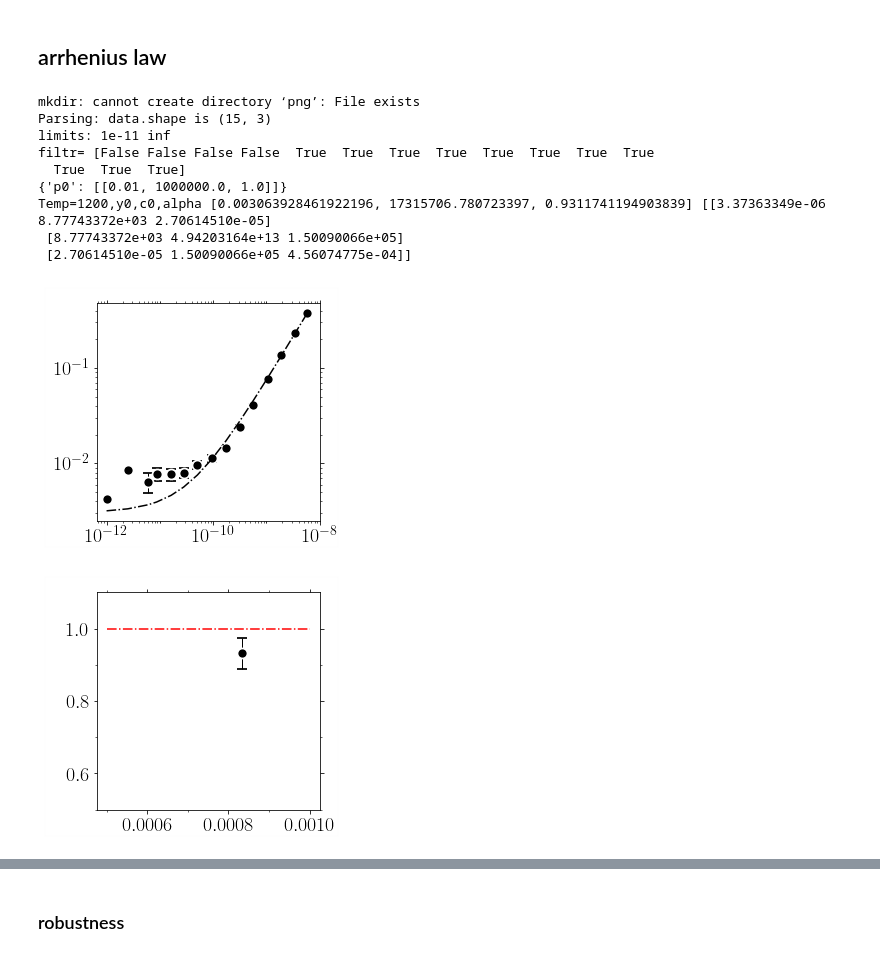
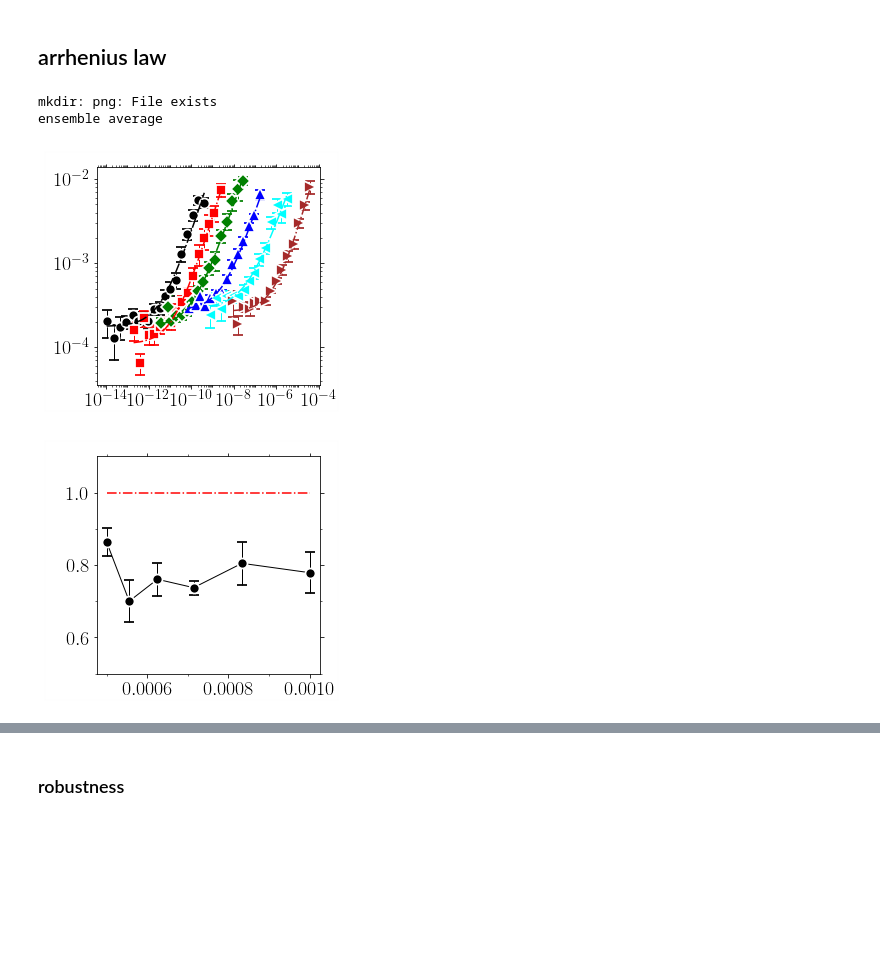
Before and after one commit to kkarimi62/vacancyDiffusion, a Jupyter notebook: postproc/postproc.ipynb, the cells around one changed output, grey strips where cells are left out. Cells and saved outputs as stored; diff of their text form; code cells hidden in the pictures; blank space fills up the shorter version.

```diff
--- a/postproc/postproc.ipynb
+++ b/postproc/postproc.ipynb
@@ -1089,7 +1089,7 @@ class Temperature:
                 kwargs['sigma'] = yerr[filtr]
 
             #--- fit
-            print(kwargs)
+#             print(kwargs)
             popt, pcov = curve_fit(self.func2nd, xdata[filtr], ydata[filtr],
 #                                   bounds=(0, [1e-2, 1e7,2.0]), #[(4e-3, 1e5,0.5), (1e-2, 1e7,2.0)],#bounds,
                                     **kwargs
@@ -1152,7 +1152,7 @@ class Temperature:
         ax=utl.PltErr([0.5e-3,1e-3],[1,1],attrs={'fmt':'-.r'},Plot=False)
         utl.PltErr(1.0/np.array(self.temps),
                    list(map(lambda x:self.exponent[x][0],self.temps)),
-                   yerr=list(map(lambda x:1.0*(self.exponent[x][1]-self.exponent[x][2]),self.temps)),
+                   yerr=list(map(lambda x:0.5*(self.exponent[x][1]-self.exponent[x][2]),self.temps)),
                    attrs=symbols.GetAttrs(),
                    DrawFrame=DRAW_FRAME,
                    ax=ax,
@@ -1163,20 +1163,20 @@ if not eval(confParser['flags']['RemoteMachine']):
     !mkdir png
     #--- temp object
     temp = Temperature(
-#        [1000,1200,1400,1600,1800,2000],8,
-        [1200],1,
+        [1000,1200,1400,1600,1800,2000],8,
+#        [1200],1,
 #        [1000,1200,1400,1600,1800,2000],8,
 #       [1000,1200,1400,1600,1800,2000],1,
 #        np.arange(1000,1440,80),1,
-         verbose = True,
+#         verbose = True,
                      )
     #
     #--- parse data
 #    temp.Parse(['./msd/msd.txt'])
-#    temp.Parse( list(map(lambda x:'CantorNatom16KTemp%sKEnsemble8/Run%s/msd/msd.txt'%(x[0],x[1]),
+    temp.Parse( list(map(lambda x:'CantorNatom16KTemp%sKEnsemble8/Run%s/msd/msd.txt'%(x[0],x[1]),
 #    temp.Parse( list(map(lambda x:'NiCoCrNatom1KTemp%sK/Run%s/msd/msd.txt'%(x[0],x[1]),
 #    temp.Parse( list(map(lambda x:'NiNatom16KTemp%sK/Run%s/msd/msd.txt'%(x[0],x[1]),
-    temp.Parse( list(map(lambda x:'NiNatom1KTemp%sK/Run%s/msd/msd.txt'%(x[0],x[1]),
+#    temp.Parse( list(map(lambda x:'NiNatom1KTemp%sK/Run%s/msd/msd.txt'%(x[0],x[1]),
                         temp.temps_runs ))
              )
     #
@@ -1215,49 +1215,42 @@ if not eval(confParser['flags']['RemoteMachine']):
     temp.Fit(Plot=True,
              shift=True,
 #             bounds=([4e-3, 1e5,0.5], [1e-2, 1e7,2.0]),
-            p0=[[1e-2, 1e6, 1.0]],
+            p0=[[1e-4, 1e6, 1.0]],
  #           p0=[[1e-2, 1e6, 1.0]],
-#             sigma=True, #--- comment for ni
-             xlo=4e-11,
+             sigma=True, #--- comment for ni
+#             xlo=4e-11,
              plotAttrs={'yscale':'log',
                   'xscale':'log',
 #                   'xlim':(4e-13,8e-4),
 #                   'ylim':(1e-4,1e-1),
 #                     'xstr':r'$t\mathrm{(s)}$',
 #                   'ystr':r'msd(A$^2$)',
                         'ndecade_x':2,
                     'bbox_to_anchor':(-0.05,0.23,0.5,0.5),
                    'title':'png/msd_temp_nicocr_fit.png'},
             )
 
 #     temp.PlotDiff(**{
 #                   'yscale':'log',
 # #                   'xlim':(1e-12,1e-3),
 # #                   'ylim':(1e-4,1e-1),
 # #                   xstr=r'$1/T(K^{-1})$',
 # #                   ystr=r'$D(m^2/s)$',
 #                     'title':'png/D_temp_cantor.png',
 #                     }
 #                 )
 
     temp.PlotExponent(**{
 #                  'yscale':'log',
 #                   'xlim':(1e-10,1e-3),
                    'ylim':(.5,1.1),
 #                   xstr=r'$1/T(K^{-1})$',
 #                   ystr=r'$D(m^2/s)$',
                     'title':'png/alpha_temp_nicocr.png',
                     }
                 )
 # %% [output]
-mkdir: cannot create directory ‘png’: File exists
-Parsing: data.shape is (15, 3)
-limits: 1e-11 inf
-filtr= [False False False False  True  True  True  True  True  True  True  True
-  True  True  True]
-{'p0': [[0.01, 1000000.0, 1.0]]}
-Temp=1200,y0,c0,alpha [0.003063928461922196, 17315706.780723397, 0.9311741194903839] [[3.37363349e-06 8.77743372e+03 2.70614510e-05]
- [8.77743372e+03 4.94203164e+13 1.50090066e+05]
- [2.70614510e-05 1.50090066e+05 4.56074775e-04]]
+mkdir: png: File exists
+ensemble average
-[figure, old version]
+[figure, new version]
-[figure, old version]
+[figure, new version]
```
Also changed, not shown: parts of 4 cells of this notebook, 2 other files.
